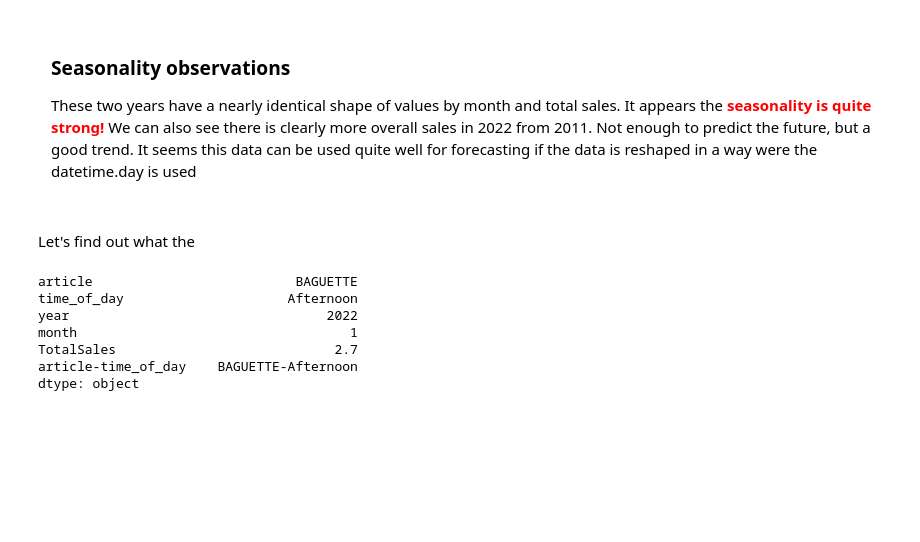
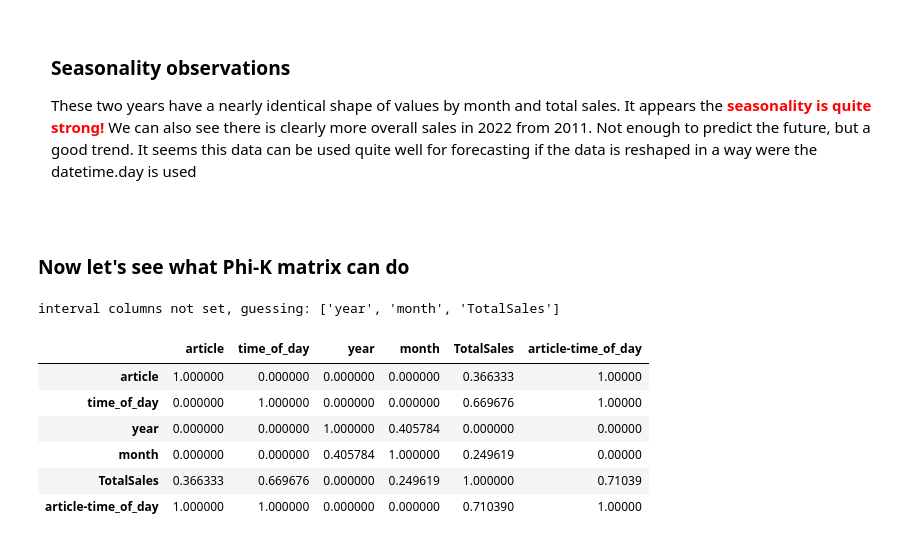
Before and after one commit to jehuhta/Intro_Data_Analytics_Huhta_Jeremy_Spring2025, a Jupyter notebook: Exercises_4_Analysis/EX41/ExerciseSet4_1_bakery.ipynb, the cells around one changed output. Cells and saved outputs as stored; diff of their text form; code cells hidden in the pictures; blank space fills up the shorter version.

```diff
--- a/Exercises_4_Analysis/EX41/ExerciseSet4_1_bakery.ipynb
+++ b/Exercises_4_Analysis/EX41/ExerciseSet4_1_bakery.ipynb
@@ -525,15 +514,19 @@ sns.lineplot(monthly_sales_2022, x='month', y='TotalSales', color='red')
 
 These two years have a nearly identical shape of values by month and total sales. It appears the <strong style='color: red'>seasonality is quite strong! </strong> We can also see there is clearly more overall sales in 2022 from 2011. Not enough to predict the future, but a good trend. It seems this data can be used quite well for forecasting if the data is reshaped in a way were the datetime.day is used
 </div>
-# %% [markdown]
-Let's find out what the
-# %%
-monthly_sales_2022.min()
-# %% [output]
-article                          BAGUETTE
-time_of_day                     Afternoon
-year                                 2022
-month                                   1
-TotalSales                            2.7
-article-time_of_day    BAGUETTE-Afternoon
-dtype: object
+# %% [markdown]
+### Now let's see what Phi-K matrix can do
+# %%
+# making a phi-k matrix
+
+import phik
+df_values.phik_matrix()
+# %% [output]
+interval columns not set, guessing: ['year', 'month', 'TotalSales']
+|  | article | time_of_day | year | month | TotalSales | article-time_of_day |
+| article | 1.000000 | 0.000000 | 0.000000 | 0.000000 | 0.366333 | 1.00000 |
+| time_of_day | 0.000000 | 1.000000 | 0.000000 | 0.000000 | 0.669676 | 1.00000 |
+| year | 0.000000 | 0.000000 | 1.000000 | 0.405784 | 0.000000 | 0.00000 |
+| month | 0.000000 | 0.000000 | 0.405784 | 1.000000 | 0.249619 | 0.00000 |
+| TotalSales | 0.366333 | 0.669676 | 0.000000 | 0.249619 | 1.000000 | 0.71039 |
+| article-time_of_day | 1.000000 | 1.000000 | 0.000000 | 0.000000 | 0.710390 | 1.00000 |
```
Also changed, not shown: parts of 5 cells of this notebook, 1 other file.
